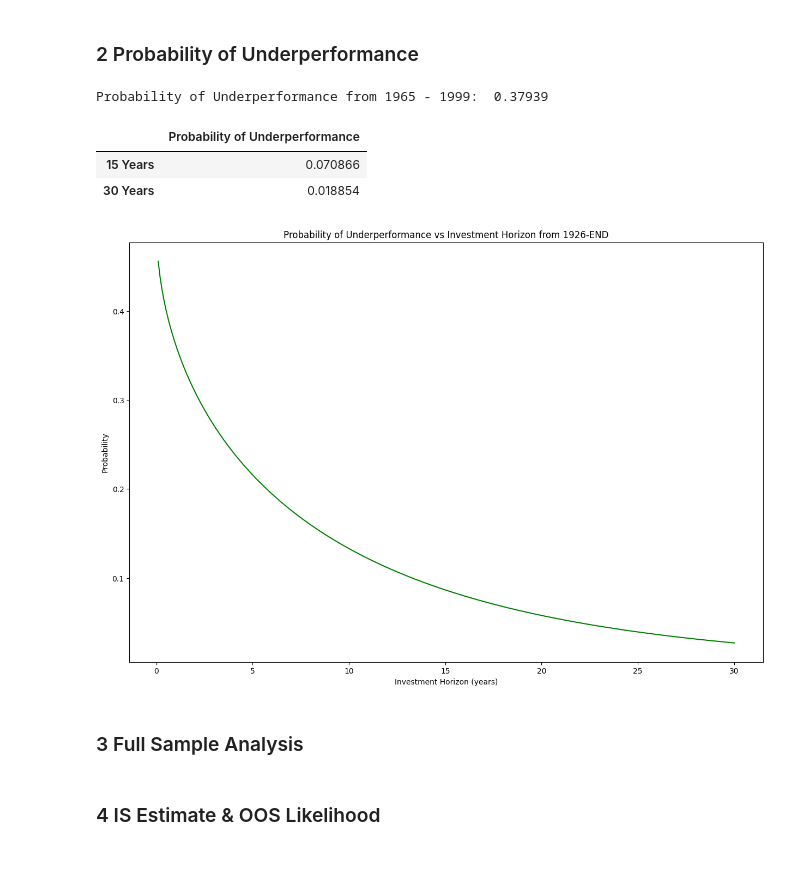
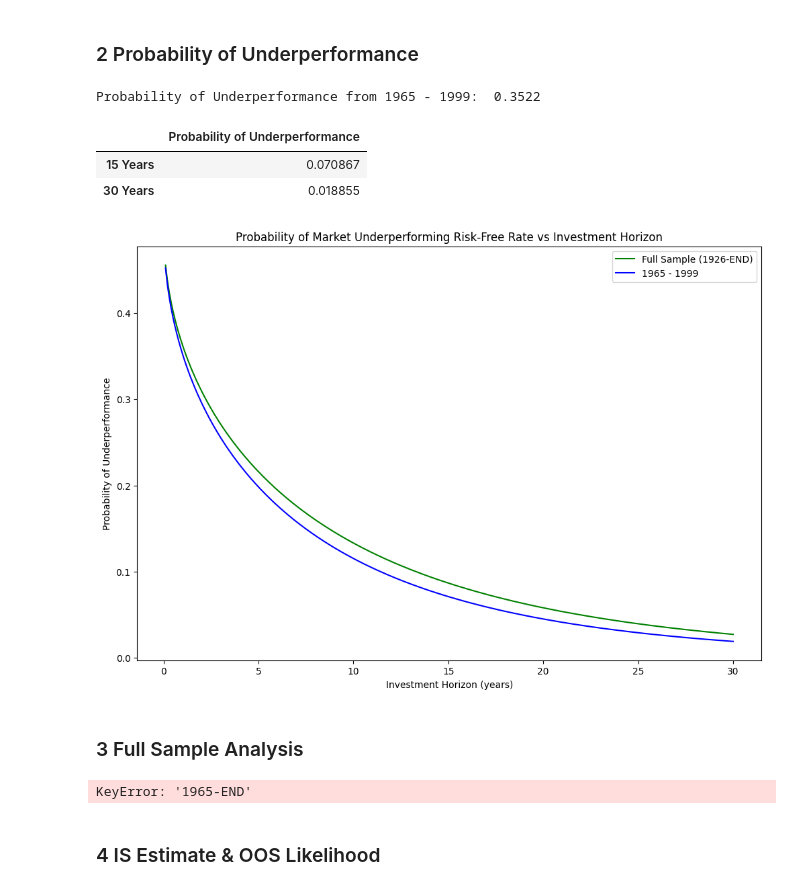
Before and after one commit to skajiyam/FINM-36700-Portfolio-and-Risk-Management, a Jupyter notebook: Barnstable/estimating_underperformance.ipynb, the cells around one changed output. Saved outputs shown, nothing was run; the diff lists cells and outputs as text; code cells hidden in the pictures; blank space fills up the shorter version.

```diff
--- a/Barnstable/estimating_underperformance.ipynb
+++ b/Barnstable/estimating_underperformance.ipynb
@@ -95,46 +95,60 @@ Although the log stats have a slightly lower mean than the level stats, the vola
 ### 2 Probability of Underperformance
 # %%
 #2.1 - probability for 1965-1999
-mu = summary_stats.loc['1965 - 1999', 'log_r_tilde_m_mean']
-sigma = summary_stats.loc['1965 - 1999', 'log_r_tilde_m_vol']
-sharpe = mu / sigma
-sharpe = sharpe.round(5)
-
-print('Probability of Underperformance from 1965 - 1999: ', sharpe)
+mu_6599 = summary_stats.loc['1965 - 1999', 'log_r_tilde_m_mean']
+sigma_6599 = summary_stats.loc['1965 - 1999', 'log_r_tilde_m_vol']
+sharpe_6599 = mu_6599 / sigma_6599
+performance_6599 = norm.cdf(-np.sqrt(1) * sharpe_6599)
+performance_6599 = performance_6599.round(5)
+print('Probability of Underperformance from 1965 - 1999: ', performance_6599)
 # %% [output]
-Probability of Underperformance from 1965 - 1999:  0.37939
+Probability of Underperformance from 1965 - 1999:  0.3522
 # %%
 #2.2 - precise probability for h = 15 & h = 30 years
-def p_underperform(h):
+def p_underperform(h, sharpe):
     return norm.cdf(-np.sqrt(h) * sharpe)
 
 precise_stats = pd.DataFrame({
-    "15 Years" : [p_underperform(15)],
-    "30 Years" : [p_underperform(30)]
+    "15 Years" : [p_underperform(15, sharpe_6599),],
+    "30 Years" : [p_underperform(30, sharpe_6599)]
 }).T
 precise_stats.columns = ['Probability of Underperformance']
 precise_stats
 # %% [output]
 |  | Probability of Underperformance |
-| 15 Years | 0.070866 |
-| 30 Years | 0.018854 |
+| 15 Years | 0.070867 |
+| 30 Years | 0.018855 |
 # %%
 #2.3 - plot probability
 mu_full = summary_stats.loc['1926 - END', 'log_r_tilde_m_mean']
 sigma_full = summary_stats.loc['1926 - END', 'log_r_tilde_m_vol']
 sharpe_full = mu_full / sigma_full
 h = np.linspace(0.1, 30, 300)
-p_h = norm.cdf(-np.sqrt(h) * sharpe_full)
+p_h_full = norm.cdf(-np.sqrt(h) * sharpe_full) #use sharpe for full period
+p_h_6599 = norm.cdf(-np.sqrt(h) * sharpe_6599) #use sharpe for 1965-1999
 
-plt.figure(figsize = (15,10))
-plt.plot(h, p_h, color = 'green')
+plt.figure(figsize = (12,8))
+plt.plot(h, p_h_full, color = 'green', label = 'Full Sample (1926-END)')
+plt.plot(h, p_h_6599, color = 'blue', label = '1965 - 1999')
 plt.xlabel('Investment Horizon (years)')
-plt.ylabel('Probability')
-plt.title('Probability of Underperformance vs Investment Horizon from 1926-END')
+plt.ylabel('Probability of Underperformance')
+plt.title('Probability of Market Underperforming Risk-Free Rate vs Investment Horizon')
+plt.legend()
 plt.show()
 # %% [output]
-[figure, old version]
+[figure, new version]
 # %% [markdown]
 ### 3 Full Sample Analysis
+# %%
+mu_65end = summary_stats.loc['xx', 'log_r_tilde_m_mean']
+sigma_65end = summary_stats.loc['xx', 'log_r_tilde_m_vol']
+sharpe_65end = mu_65end / sigma_65end
+
+#30yr Underperformance Probability
+p_30yr_65end = p_underperform(30, sharpe_65end)
+p_30yr_65end = p_30yr_65end.round(5)
+print('Probability of Underperformance from 1965 - END: ', p_30yr_65end)
+# %% [output]
+KeyError: '1965-END'
 # %% [markdown]
 ### 4 IS Estimate & OOS Likelihood
```
